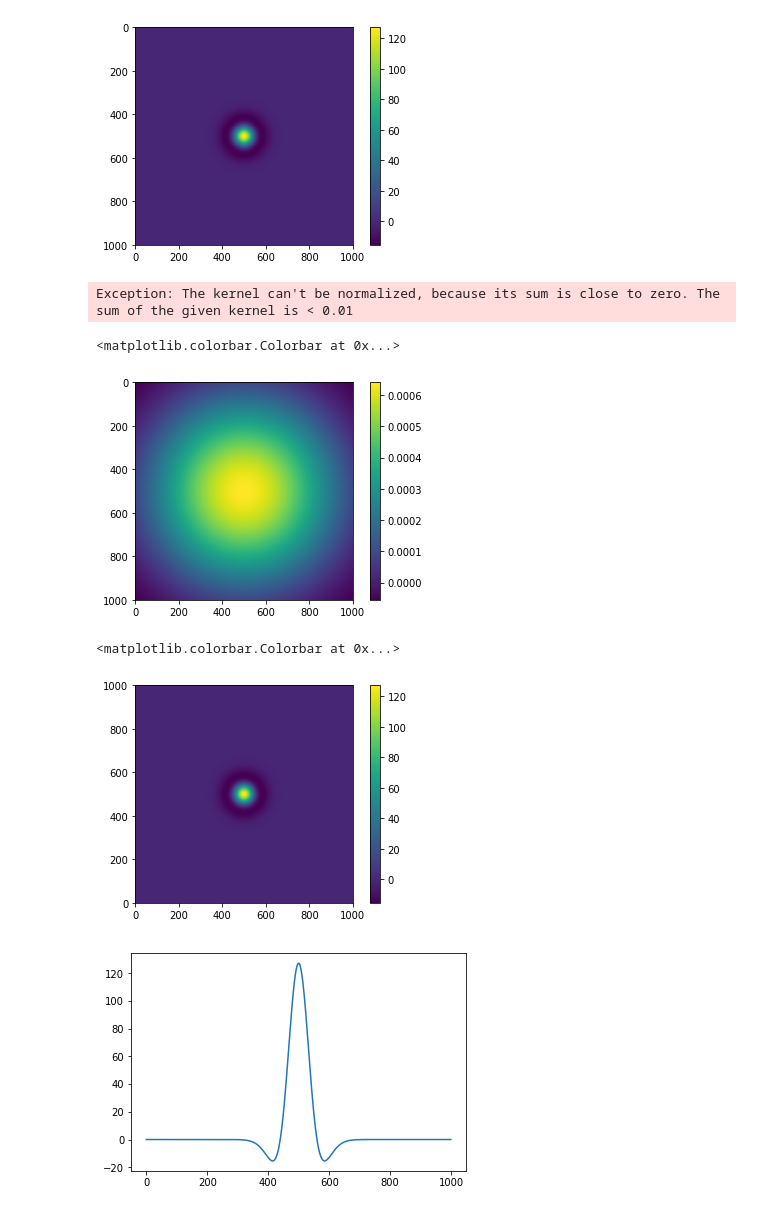
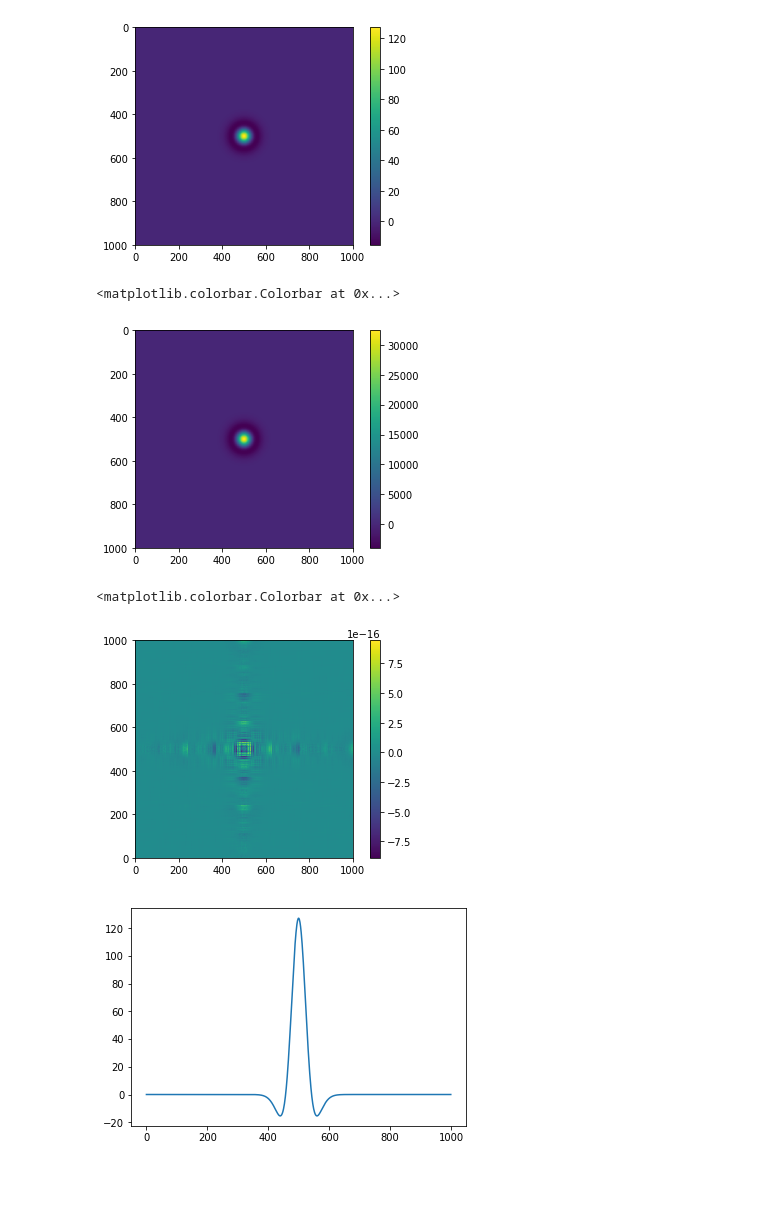
Before and after one commit to MBates92/Scripts, a Jupyter notebook: KernelTest.ipynb, the cells around one changed output. Drawn from its saved outputs; the diff is of its cells as text; code cells hidden in the pictures; blank space fills up the shorter version.

```diff
--- a/KernelTest.ipynb
+++ b/KernelTest.ipynb
@@ -23,5 +23,4 @@ xv = xv - np.max(xv)/2
 yv = yv - np.max(yv)/2
 
 r = np.sqrt(xv**2 + yv**2)
-
-print(xv)
+r /= np.max(r)
@@ -47,23 +44,21 @@ plt.colorbar()
 # %%
 from astropy.convolution import convolve_fft as convolve
 # %%
-new_kernel = convolve(A,kernel,normalize_kernel=True)
+new_kernel = convolve(A,kernel,normalize_kernel=False, nan_treatment = 'fill')
-# %% [output]
-Exception: The kernel can't be normalized, because its sum is close to zero. The sum of the given kernel is < 0.01
 # %%
 plt.imshow(new_kernel)
 plt.colorbar()
 # %% [output]
 <matplotlib.colorbar.Colorbar at 0x...>
-[figure, old version]
+[figure, new version]
 # %%
-plt.imshow(kernel, origin = 'lower')
+plt.imshow(new_kernel/np.max(new_kernel)-kernel/np.max(kernel), origin = 'lower')
 plt.colorbar()
 # %% [output]
 <matplotlib.colorbar.Colorbar at 0x...>
-[figure, old version]
+[figure, new version]
 # %%
 plt.plot(kernel[:,500])
 plt.show()
 # %% [output]
-[figure, old version]
+[figure, new version]
```
Also changed, not shown: parts of 2 cells of this notebook, 4 other files.
